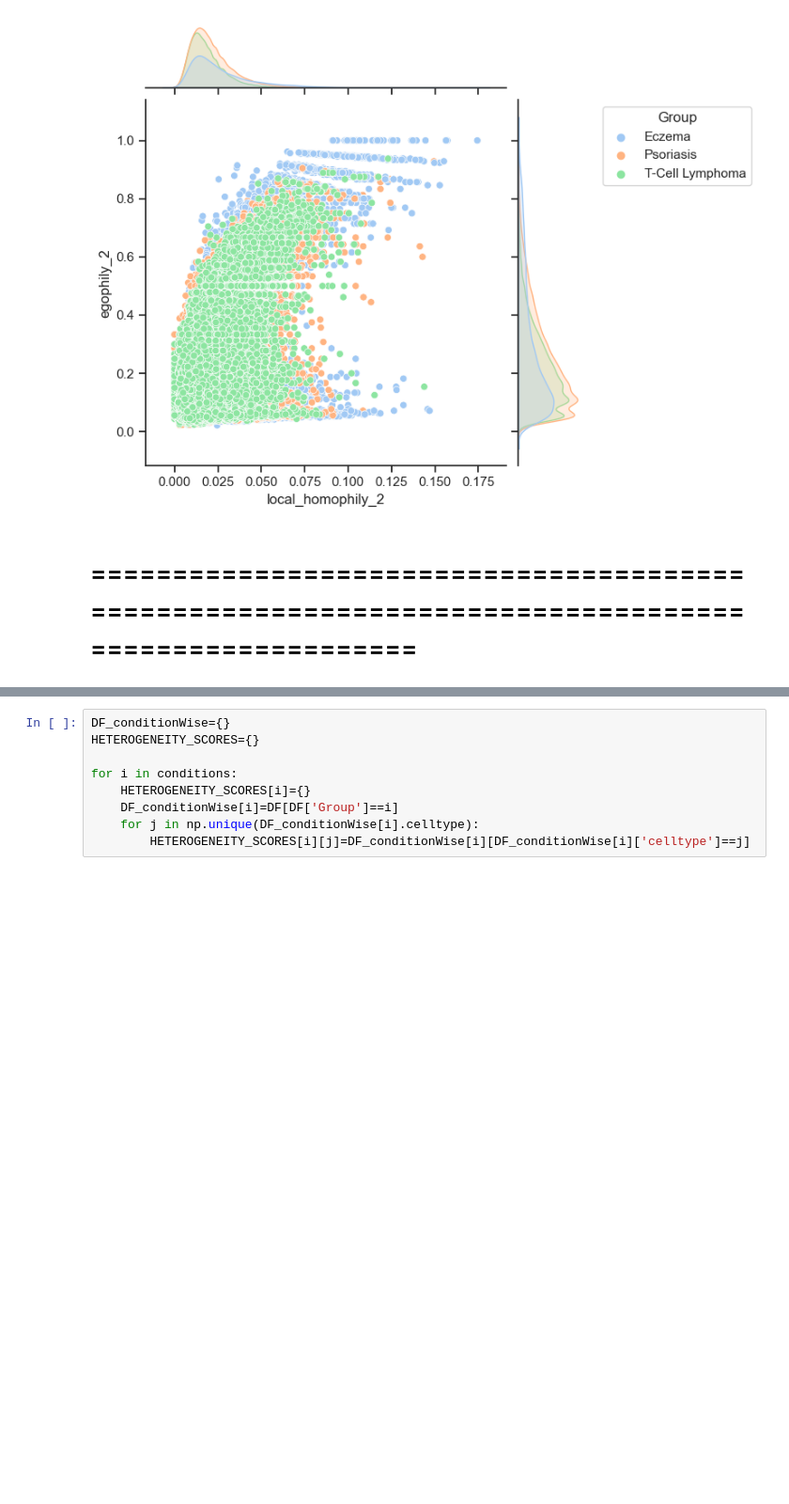
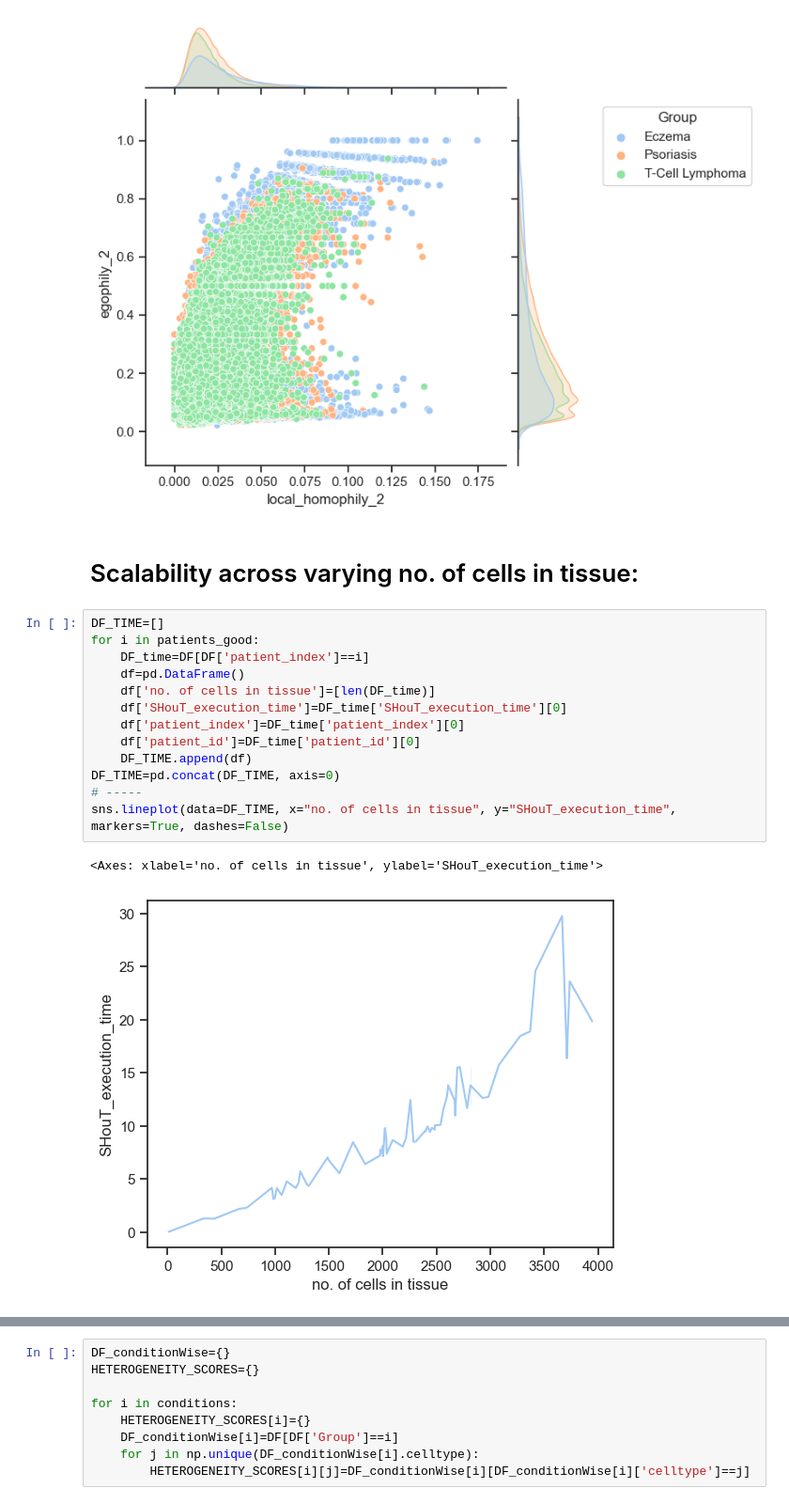
Before and after one commit to bionetslab/SHouT, a Jupyter notebook: MELC_TCL_caseStudy.ipynb, the cells around one changed output, grey strips where cells are left out. Shown at 94% size. Cells and saved outputs as stored; diff of their text form; blank space fills up the shorter version.

```diff
--- a/MELC_TCL_caseStudy.ipynb
+++ b/MELC_TCL_caseStudy.ipynb
@@ -214,4 +210,20 @@ sns.move_legend(f.figure.axes[0], "upper left", bbox_to_anchor=(1.25, 1))
 # %% [output]
 [figure]
 # %% [markdown]
-# ====================================================================================================
+# Scalability across varying no. of cells in tissue:
+# %%
+DF_TIME=[]
+for i in patients_good:
+    DF_time=DF[DF['patient_index']==i]
+    df=pd.DataFrame()
+    df['no. of cells in tissue']=[len(DF_time)]
+    df['SHouT_execution_time']=DF_time['SHouT_execution_time'][0]
+    df['patient_index']=DF_time['patient_index'][0]
+    df['patient_id']=DF_time['patient_id'][0]
+    DF_TIME.append(df)
+DF_TIME=pd.concat(DF_TIME, axis=0)
+# -----
+sns.lineplot(data=DF_TIME, x="no. of cells in tissue", y="SHouT_execution_time", markers=True, dashes=False)
+# %% [output]
+<Axes: xlabel='no. of cells in tissue', ylabel='SHouT_execution_time'>
+[figure, added]
```
Also changed, not shown: parts of 13 cells of this notebook, 2 other files.
